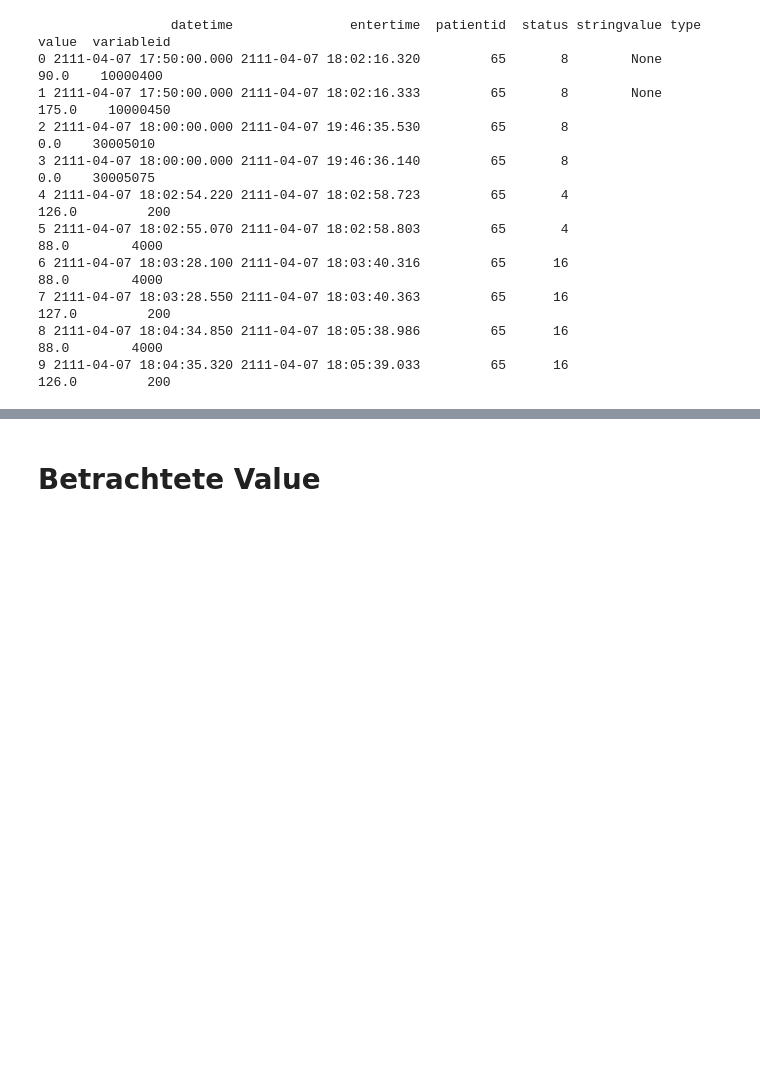
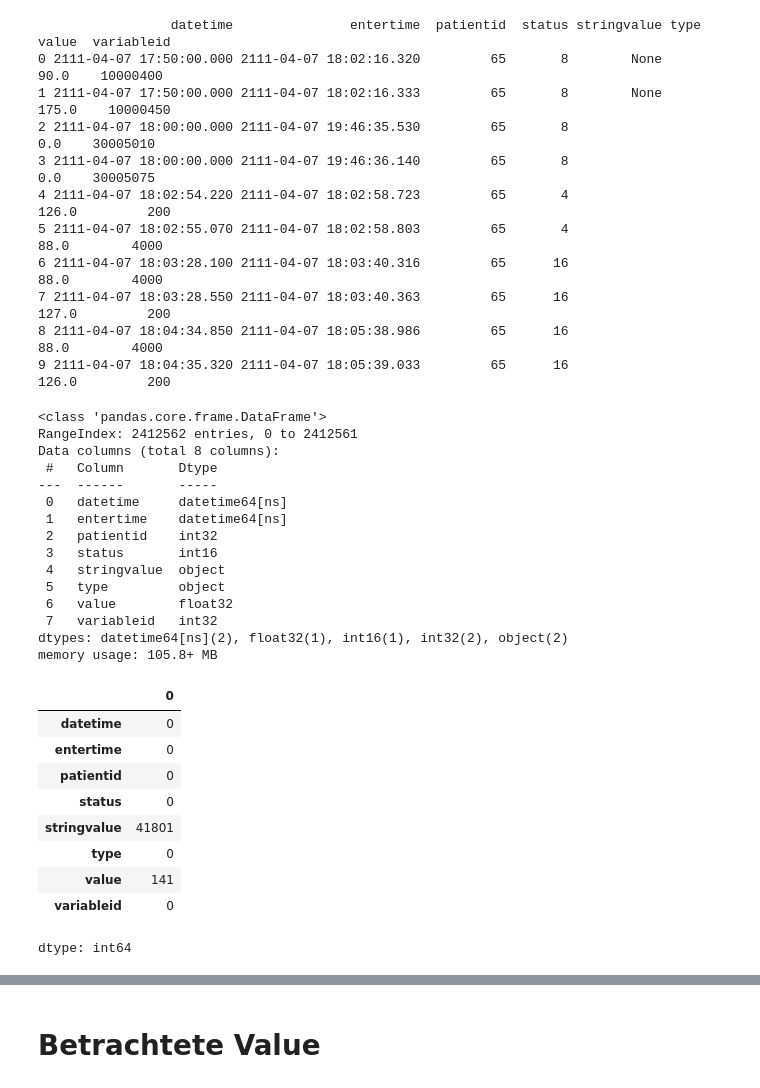
Before and after one commit to KarinaKatke/HiRiD, a Jupyter notebook: getting_started.ipynb, the cells around one changed output, grey strips where cells are left out. Drawn from its saved outputs; the diff is of its cells as text; code cells hidden in the pictures; blank space fills up the shorter version.

```diff
--- a/getting_started.ipynb
+++ b/getting_started.ipynb
@@ -96,3 +98,32 @@ print(df_part.head(10))
 7 2111-04-07 18:03:28.550 2111-04-07 18:03:40.363         65      16                   127.0         200
 8 2111-04-07 18:04:34.850 2111-04-07 18:05:38.986         65      16                    88.0        4000
 9 2111-04-07 18:04:35.320 2111-04-07 18:05:39.033         65      16                   126.0         200
+# %%
+df_part.info()
+df_part.isnull().sum()
+# %% [output]
+<class 'pandas.core.frame.DataFrame'>
+RangeIndex: 2412562 entries, 0 to 2412561
+Data columns (total 8 columns):
+ #   Column       Dtype
+---  ------       -----
+ 0   datetime     datetime64[ns]
+ 1   entertime    datetime64[ns]
+ 2   patientid    int32
+ 3   status       int16
+ 4   stringvalue  object
+ 5   type         object
+ 6   value        float32
+ 7   variableid   int32
+dtypes: datetime64[ns](2), float32(1), int16(1), int32(2), object(2)
+memory usage: 105.8+ MB
+|  | 0 |
+| datetime | 0 |
+| entertime | 0 |
+| patientid | 0 |
+| status | 0 |
+| stringvalue | 41801 |
+| type | 0 |
+| value | 141 |
+| variableid | 0 |
+dtype: int64
```
Also changed, not shown: parts of 5 cells of this notebook.
